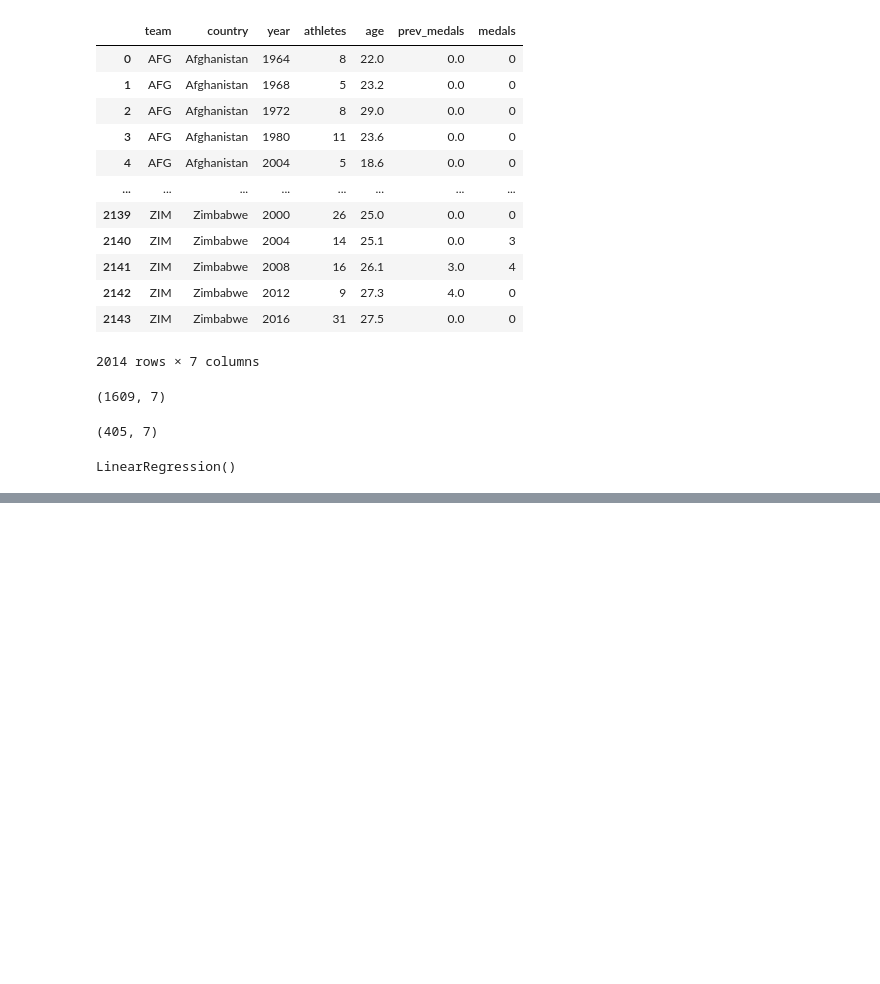
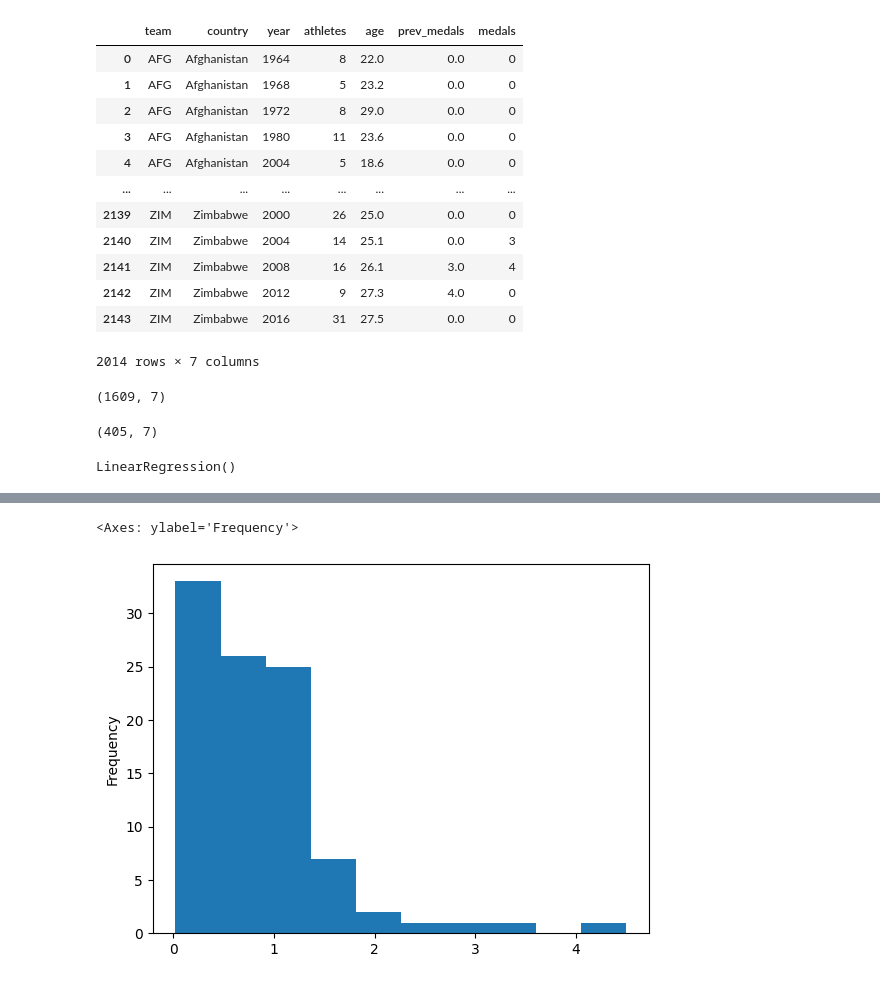
Before and after one commit to Jigisha-Singh/olympic-medals-prediction, a Jupyter notebook: Olympic_medals_prediction.ipynb, the cells around one changed output, grey strips where cells are left out. Cells and saved outputs as stored; diff of their text form; code cells hidden in the pictures; blank space fills up the shorter version.

```diff
--- a/Olympic_medals_prediction.ipynb
+++ b/Olympic_medals_prediction.ipynb
@@ -144,0 +273,3 @@ array([-9.61221245e-01, -1.17633261e+00, -1.42503158e+00, -1.71184673e+00,
+# %%
+import numpy as np
+error_ratio = error_ratio[np.isfinite(error_ratio)]
@@ -144,0 +294,5 @@ array([-9.61221245e-01, -1.17633261e+00, -1.42503158e+00, -1.71184673e+00,
+# %%
+error_ratio.plot.hist()
+# %% [output]
+<Axes: ylabel='Frequency'>
+[figure, added]
```
Also changed, not shown: parts of 23 cells of this notebook.
